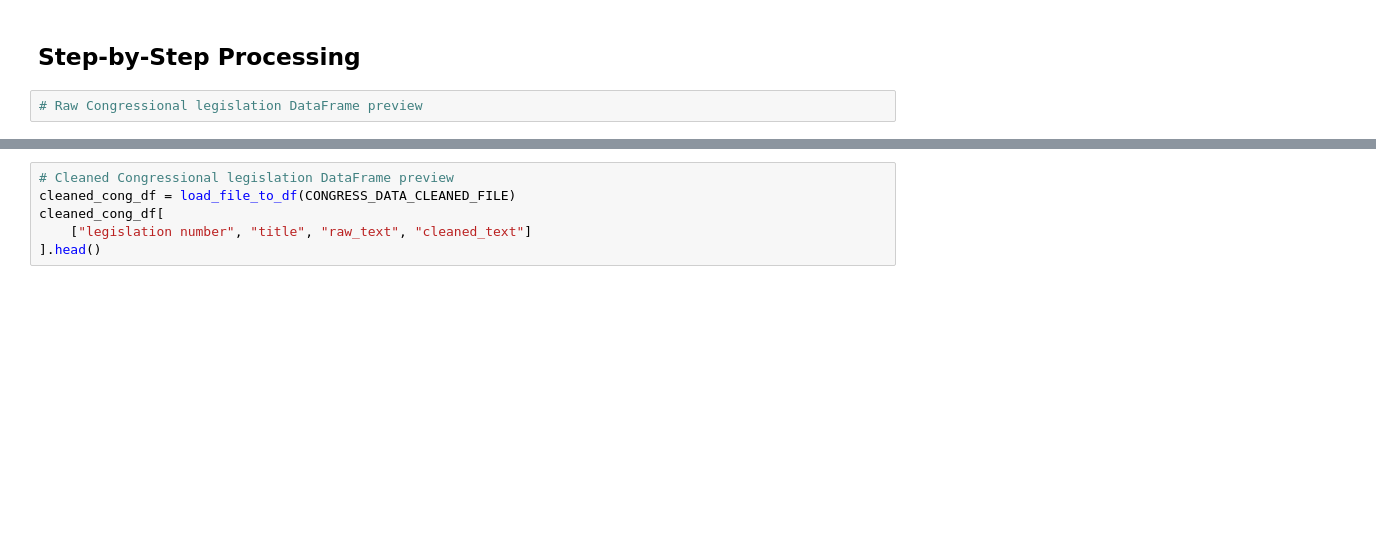
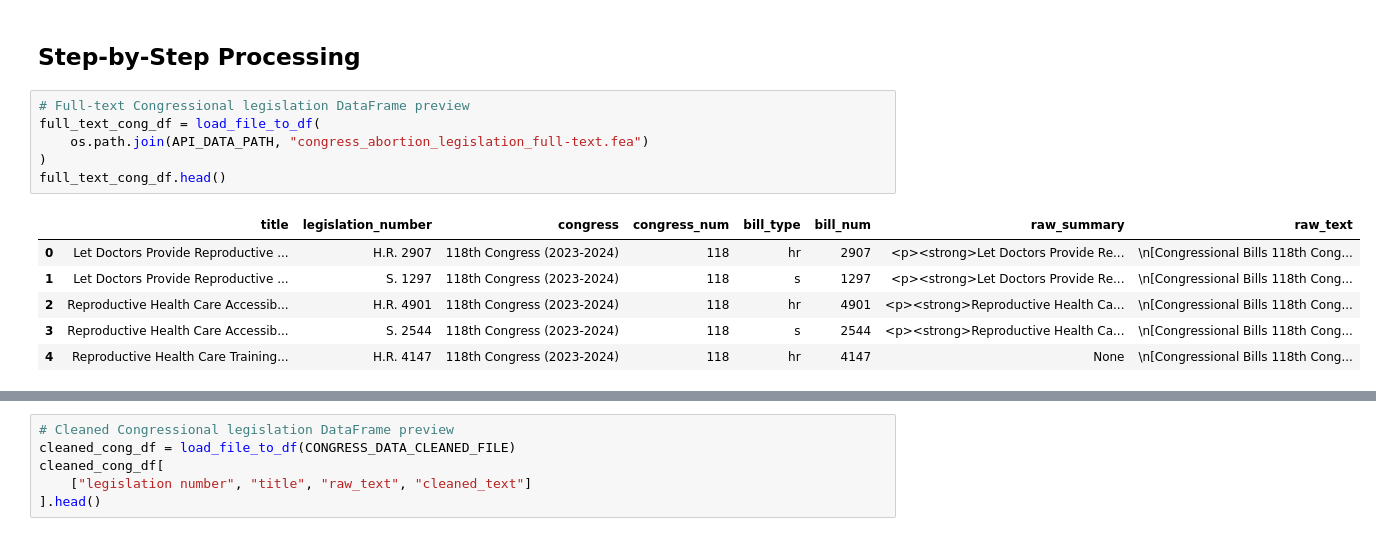
Before and after one commit to chanteriam/abortion-legislation-analysis, a Jupyter notebook: Final-Report.ipynb, the cells around one changed output, grey strips where cells are left out. Cells and saved outputs as stored; diff of their text form; blank space fills up the shorter version.

```diff
--- a/Final-Report.ipynb
+++ b/Final-Report.ipynb
@@ -77,5 +80,16 @@ opinions and links out to pieces of congressional legislation.
 # %% [markdown]
 ## Step-by-Step Processing
 # %%
-# Raw Congressional legislation DataFrame preview
+# Full-text Congressional legislation DataFrame preview
+full_text_cong_df = load_file_to_df(
+    os.path.join(API_DATA_PATH, "congress_abortion_legislation_full-text.fea")
+)
+full_text_cong_df.head()
+# %% [output]
+|  | title | legislation_number | congress | congress_num | bill_type | bill_num | raw_summary | raw_text |
+| 0 | Let Doctors Provide Reproductive ... | H.R. 2907 | 118th Congress (2023-2024) | 118 | hr | 2907 | <p><strong>Let Doctors Provide Re... | \n[Congressional Bills 118th Cong... |
+| 1 | Let Doctors Provide Reproductive ... | S. 1297 | 118th Congress (2023-2024) | 118 | s | 1297 | <p><strong>Let Doctors Provide Re... | \n[Congressional Bills 118th Cong... |
+| 2 | Reproductive Health Care Accessib... | H.R. 4901 | 118th Congress (2023-2024) | 118 | hr | 4901 | <p><strong>Reproductive Health Ca... | \n[Congressional Bills 118th Cong... |
+| 3 | Reproductive Health Care Accessib... | S. 2544 | 118th Congress (2023-2024) | 118 | s | 2544 | <p><strong>Reproductive Health Ca... | \n[Congressional Bills 118th Cong... |
+| 4 | Reproductive Health Care Training... | H.R. 4147 | 118th Congress (2023-2024) | 118 | hr | 4147 | None | \n[Congressional Bills 118th Cong... |
 # %%
```
Also changed, not shown: parts of 2 cells of this notebook.
